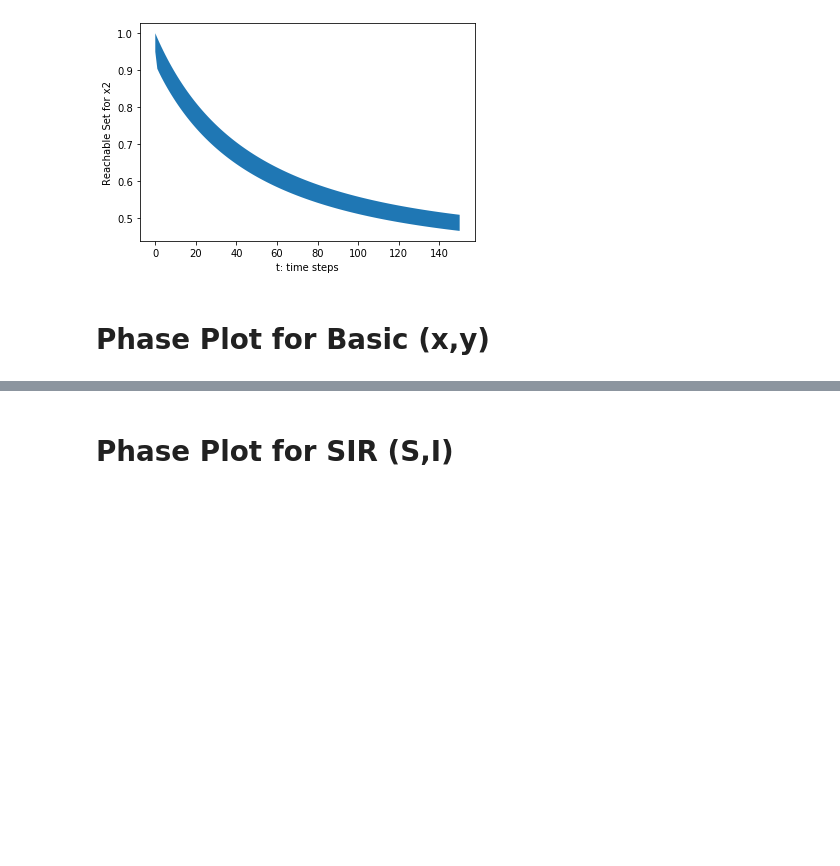
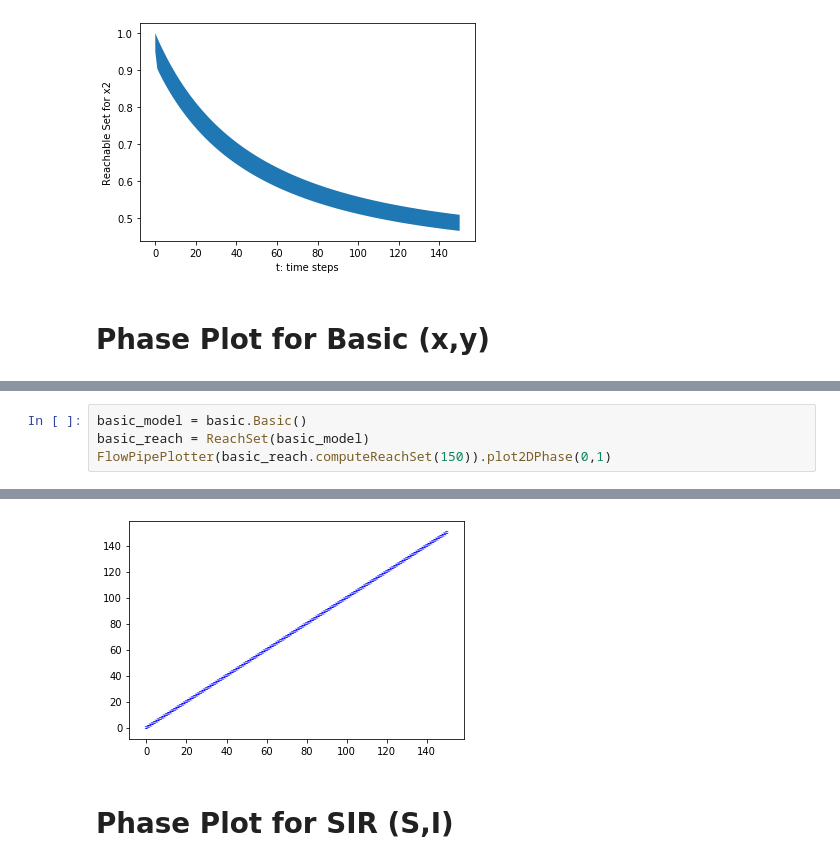
Before and after one commit to Tarheel-Formal-Methods/kaa, a Jupyter notebook: kaa-intro.ipynb, the cells around one changed output, grey strips where cells are left out. Saved outputs shown, nothing was run; the diff lists cells and outputs as text; blank space fills up the shorter version.

Commit message:
Fixed issue with negative values. Addedd more phase plot logs into jupyter notebook

```diff
--- a/kaa-intro.ipynb
+++ b/kaa-intro.ipynb
@@ -206,0 +183,5 @@ Computed Step 99 -- Time Elapsed: 0.008528947830200195 sec
+# %%
+basic_model = basic.Basic()
+basic_reach = ReachSet(basic_model)
+FlowPipePlotter(basic_reach.computeReachSet(150)).plot2DPhase(0,1)
+# %% [output]
@@ -207,3 +205,4 @@ Computed Step 99 -- Time Elapsed: 0.008528947830200195 sec
+[figure, added]
 # %% [markdown]
 # Phase Plot for SIR (S,I)
 # %%
```
Also changed, not shown: parts of 7 cells of this notebook, 1 other file.
